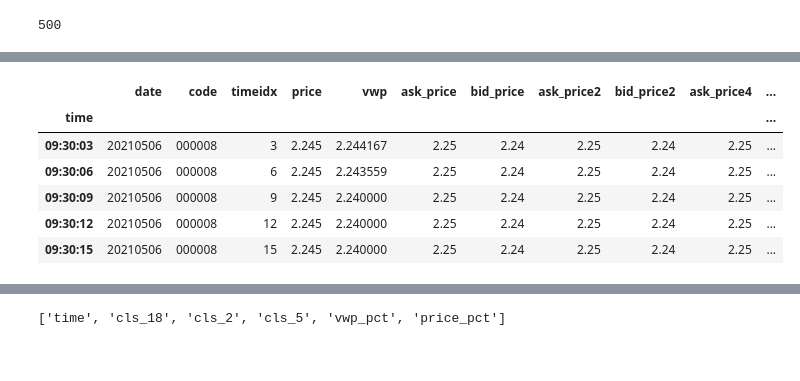
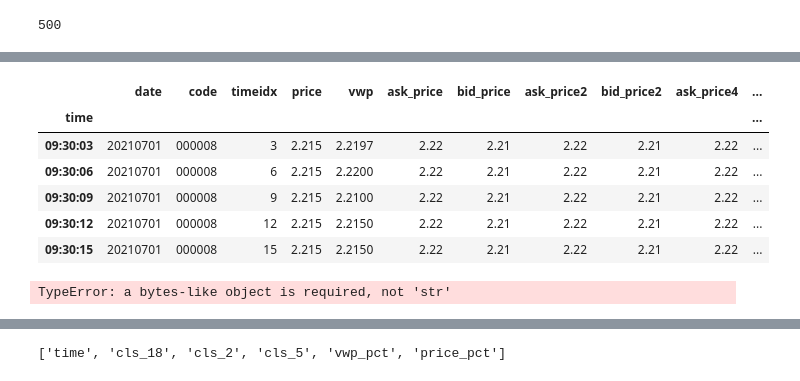
Before and after one commit to xfx88/SGD-HFT-Intern, a Jupyter notebook: Projects/T0/CNN/train_dir_0/test.ipynb, the cells around one changed output, grey strips where cells are left out. Cells and saved outputs as stored; diff of their text form; code cells hidden in the pictures.

```diff
--- a/Projects/T0/CNN/train_dir_0/test.ipynb
+++ b/Projects/T0/CNN/train_dir_0/test.ipynb
@@ -179,12 +163,16 @@ dick_stock_dates['000021']
  '20210512.pkl']
 # %%
-data = pd.read_pickle("../../Data/000008/20210506.pkl")
+data = pd.read_pickle("../../Data/000008/20210701.pkl")
 data.head()
 # %% [output]
 |  | date | code | timeidx | price | vwp | ask_price | bid_price | ask_price2 | bid_price2 | ask_price4 | ... |
 | time |  |  |  |  |  |  |  |  |  |  | ... |
-| 09:30:03 | 20210506 | 000008 | 3 | 2.245 | 2.244167 | 2.25 | 2.24 | 2.25 | 2.24 | 2.25 | ... |
-| 09:30:06 | 20210506 | 000008 | 6 | 2.245 | 2.243559 | 2.25 | 2.24 | 2.25 | 2.24 | 2.25 | ... |
-| 09:30:09 | 20210506 | 000008 | 9 | 2.245 | 2.240000 | 2.25 | 2.24 | 2.25 | 2.24 | 2.25 | ... |
-| 09:30:12 | 20210506 | 000008 | 12 | 2.245 | 2.240000 | 2.25 | 2.24 | 2.25 | 2.24 | 2.25 | ... |
-| 09:30:15 | 20210506 | 000008 | 15 | 2.245 | 2.240000 | 2.25 | 2.24 | 2.25 | 2.24 | 2.25 | ... |
+| 09:30:03 | 20210701 | 000008 | 3 | 2.215 | 2.2197 | 2.22 | 2.21 | 2.22 | 2.21 | 2.22 | ... |
+| 09:30:06 | 20210701 | 000008 | 6 | 2.215 | 2.2200 | 2.22 | 2.21 | 2.22 | 2.21 | 2.22 | ... |
+| 09:30:09 | 20210701 | 000008 | 9 | 2.215 | 2.2100 | 2.22 | 2.21 | 2.22 | 2.21 | 2.22 | ... |
+| 09:30:12 | 20210701 | 000008 | 12 | 2.215 | 2.2150 | 2.22 | 2.21 | 2.22 | 2.21 | 2.22 | ... |
+| 09:30:15 | 20210701 | 000008 | 15 | 2.215 | 2.2150 | 2.22 | 2.21 | 2.22 | 2.21 | 2.22 | ... |
+# %%
+pickle.loads(save_path)
+# %% [output]
+TypeError: a bytes-like object is required, not 'str'
```
Also changed, not shown: parts of 5 cells of this notebook, 5 other files.
